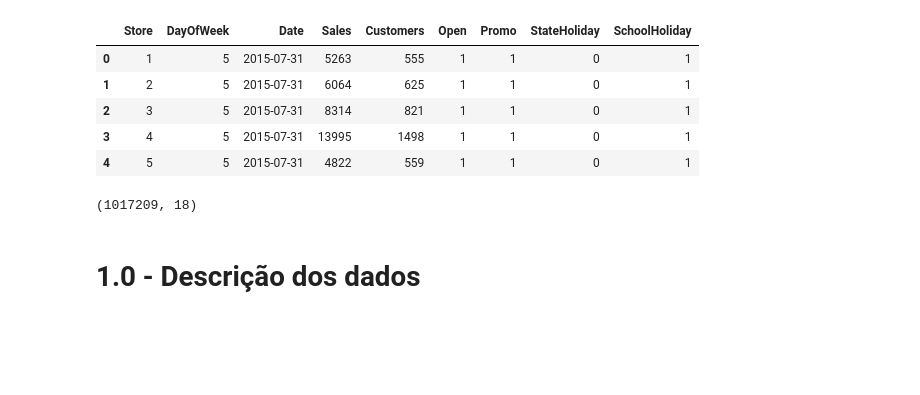
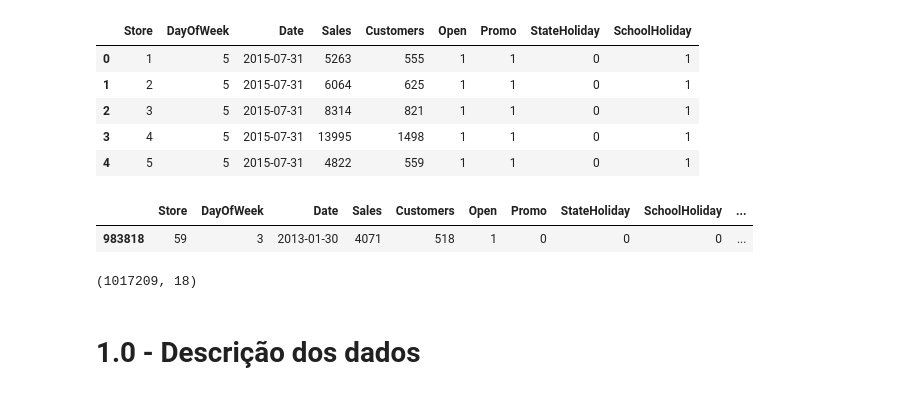
Before and after one commit to michelli-ofig/DataScience_Em_Producao, a Jupyter notebook: m08_v01_store_sales_prediction.ipynb, the cells around one changed output. Cells and saved outputs as stored; diff of their text form; code cells hidden in the pictures; blank space fills up the shorter version.

```diff
--- a/m08_v01_store_sales_prediction.ipynb
+++ b/m08_v01_store_sales_prediction.ipynb
@@ -124,9 +149,3 @@ df_sales_raw = pd.read_csv('/content/drive/MyDrive/repos/DataScience_Em_Producao
 df_store_raw = pd.read_csv('/content/drive/MyDrive/repos/DataScience_Em_Producao/data/store.csv')
 # %% [output]
 Mounted at /content/drive
-# %%
-from google.colab import drive
-drive.mount('/content/drive')
-
-df_sales_raw = pd.read_csv('/content/drive/MyDrive/repos/DataScience_Em_Producao/data/train.csv')
-df_store_raw = pd.read_csv('/content/drive/MyDrive/repos/DataScience_Em_Producao/data/store.csv')
@@ -152,6 +178,13 @@ df_sales_raw.head()
 | 2 | 3 | 5 | 2015-07-31 | 8314 | 821 | 1 | 1 | 0 | 1 |
 | 3 | 4 | 5 | 2015-07-31 | 13995 | 1498 | 1 | 1 | 0 | 1 |
 | 4 | 5 | 5 | 2015-07-31 | 4822 | 559 | 1 | 1 | 0 | 1 |
+# %%
+df_raw=pd.merge(df_sales_raw, df_store_raw, how='left', on= 'Store' )
+# %%
+df_raw.sample()
+# %% [output]
+|  | Store | DayOfWeek | Date | Sales | Customers | Open | Promo | StateHoliday | SchoolHoliday | ... |
+| 983818 | 59 | 3 | 2013-01-30 | 4071 | 518 | 1 | 0 | 0 | 0 | ... |
 # %%
 print(df_raw.shape)
 # %% [output]
```
Also changed, not shown: parts of 63 cells of this notebook.
